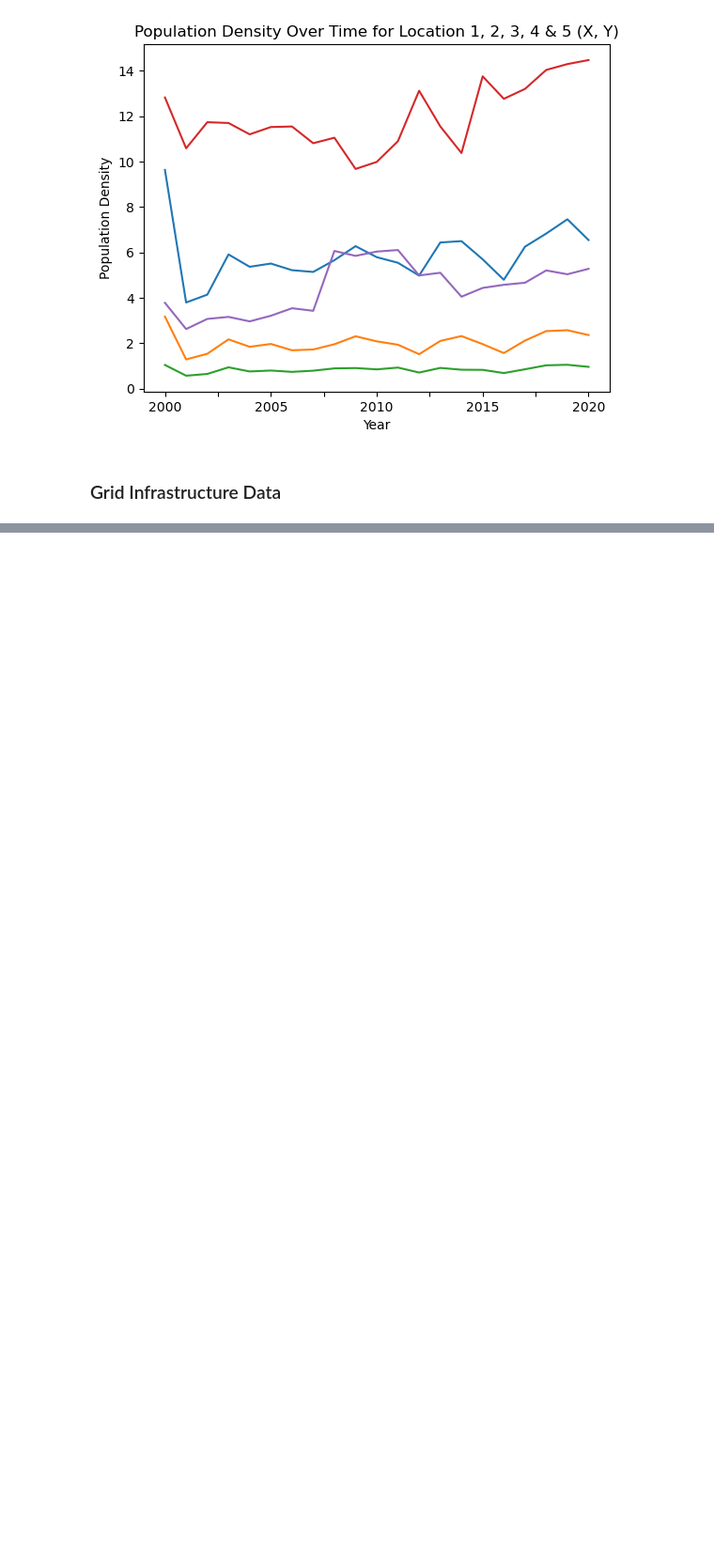
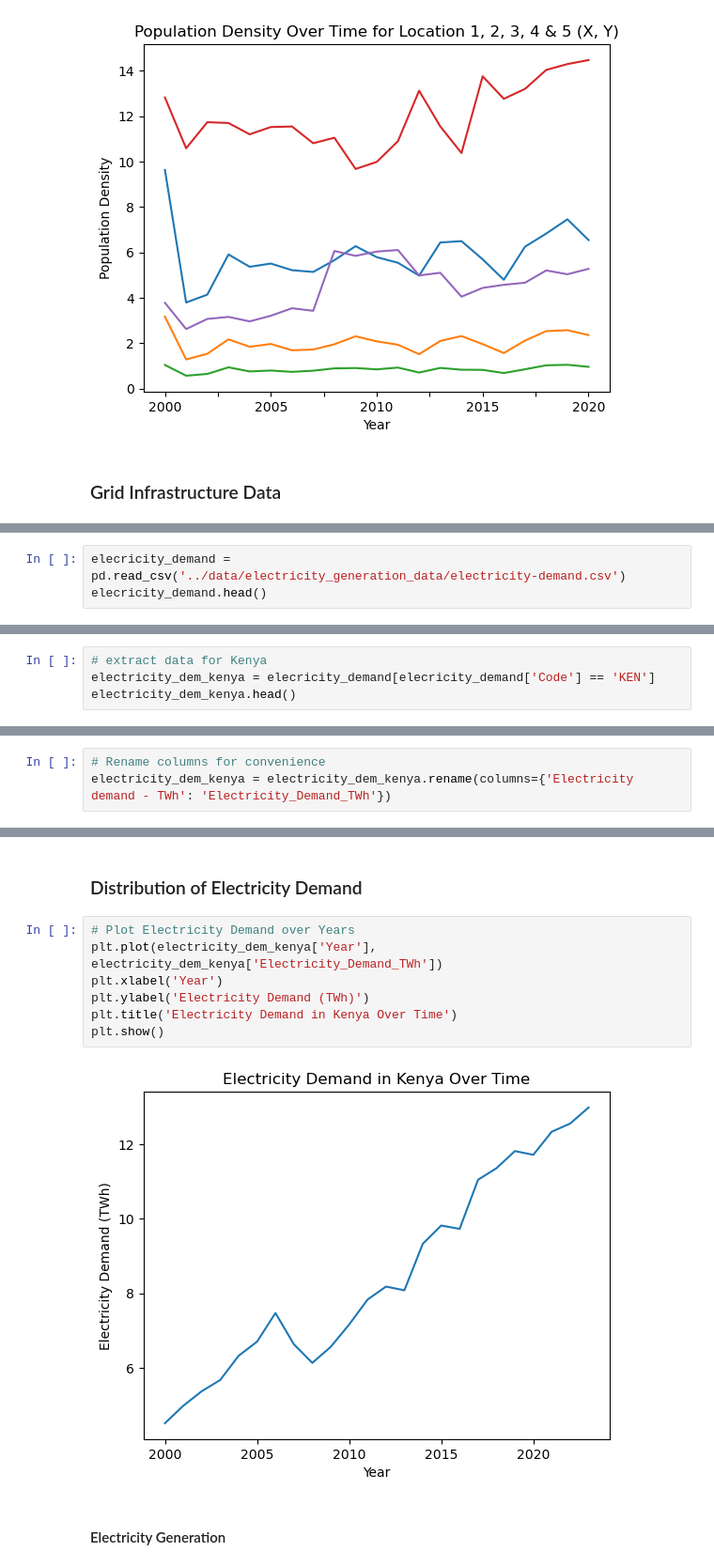
Before and after one commit to DavidGathimbaM/Energy-Access-and-Electrification-planning, a Jupyter notebook: group_workbook/David.ipynb, the cells around one changed output, grey strips where cells are left out. Shown: that part at 94% size. Drawn from its saved outputs; the diff is of its cells as text; blank space fills up the shorter version.

```diff
--- a/group_workbook/David.ipynb
+++ b/group_workbook/David.ipynb
@@ -282,0 +443,3 @@ pip install rasterio
+# %%
+elecricity_demand = pd.read_csv('../data/electricity_generation_data/electricity-demand.csv')
+elecricity_demand.head()
@@ -282,0 +457,4 @@ pip install rasterio
+# %%
+# extract data for Kenya
+electricity_dem_kenya = elecricity_demand[elecricity_demand['Code'] == 'KEN']
+electricity_dem_kenya.head()
@@ -282,0 +477,3 @@ pip install rasterio
+# %%
+# Rename columns for convenience
+electricity_dem_kenya = electricity_dem_kenya.rename(columns={'Electricity demand - TWh': 'Electricity_Demand_TWh'})
@@ -282,0 +492,13 @@ pip install rasterio
+# %% [markdown]
+### Distribution of Electricity Demand
+# %%
+# Plot Electricity Demand over Years
+plt.plot(electricity_dem_kenya['Year'], electricity_dem_kenya['Electricity_Demand_TWh'])
+plt.xlabel('Year')
+plt.ylabel('Electricity Demand (TWh)')
+plt.title('Electricity Demand in Kenya Over Time')
+plt.show()
+# %% [output]
+[figure, added]
+# %% [markdown]
+#### Electricity Generation
```
Also changed, not shown: parts of 38 cells of this notebook, 1 other file.
